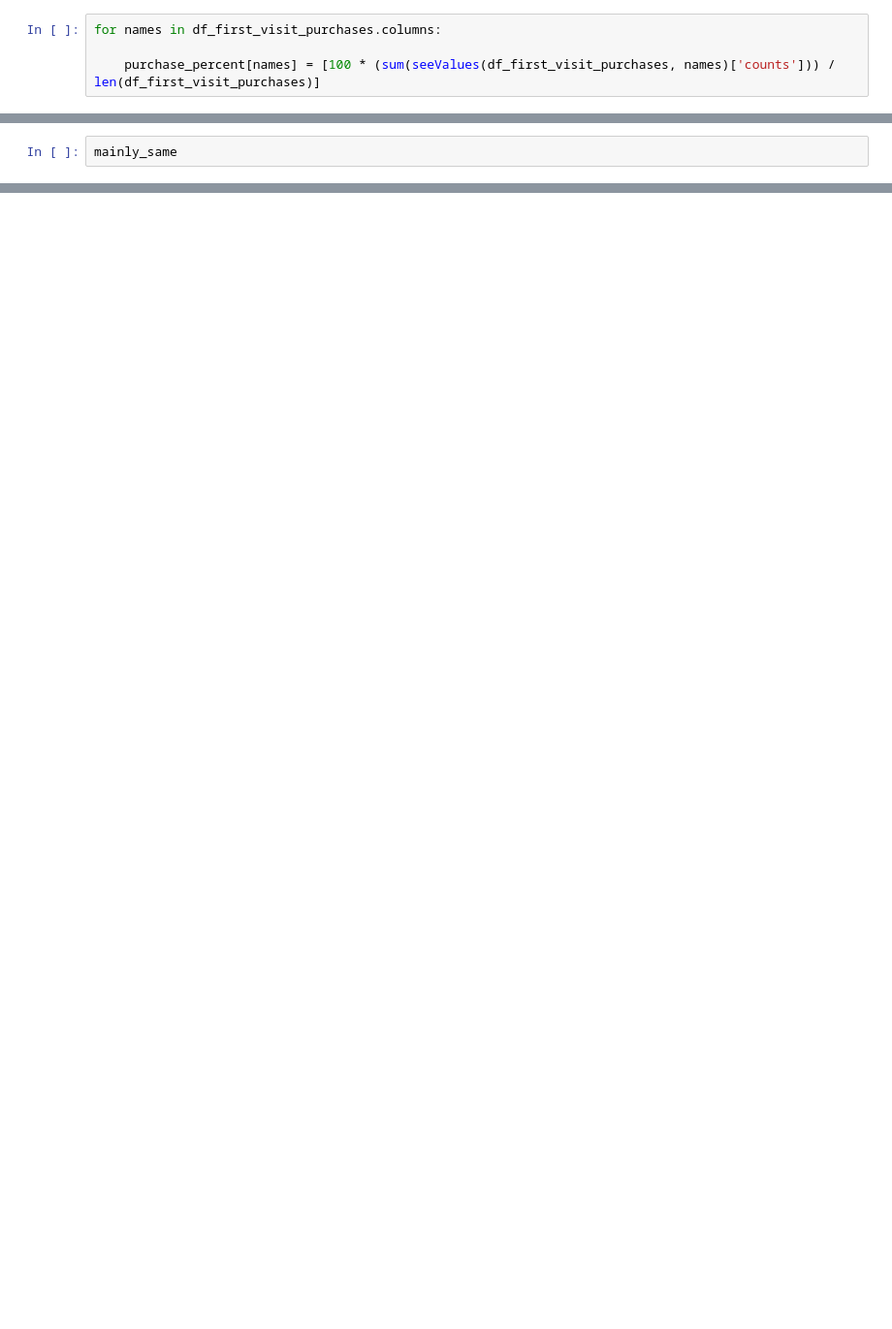
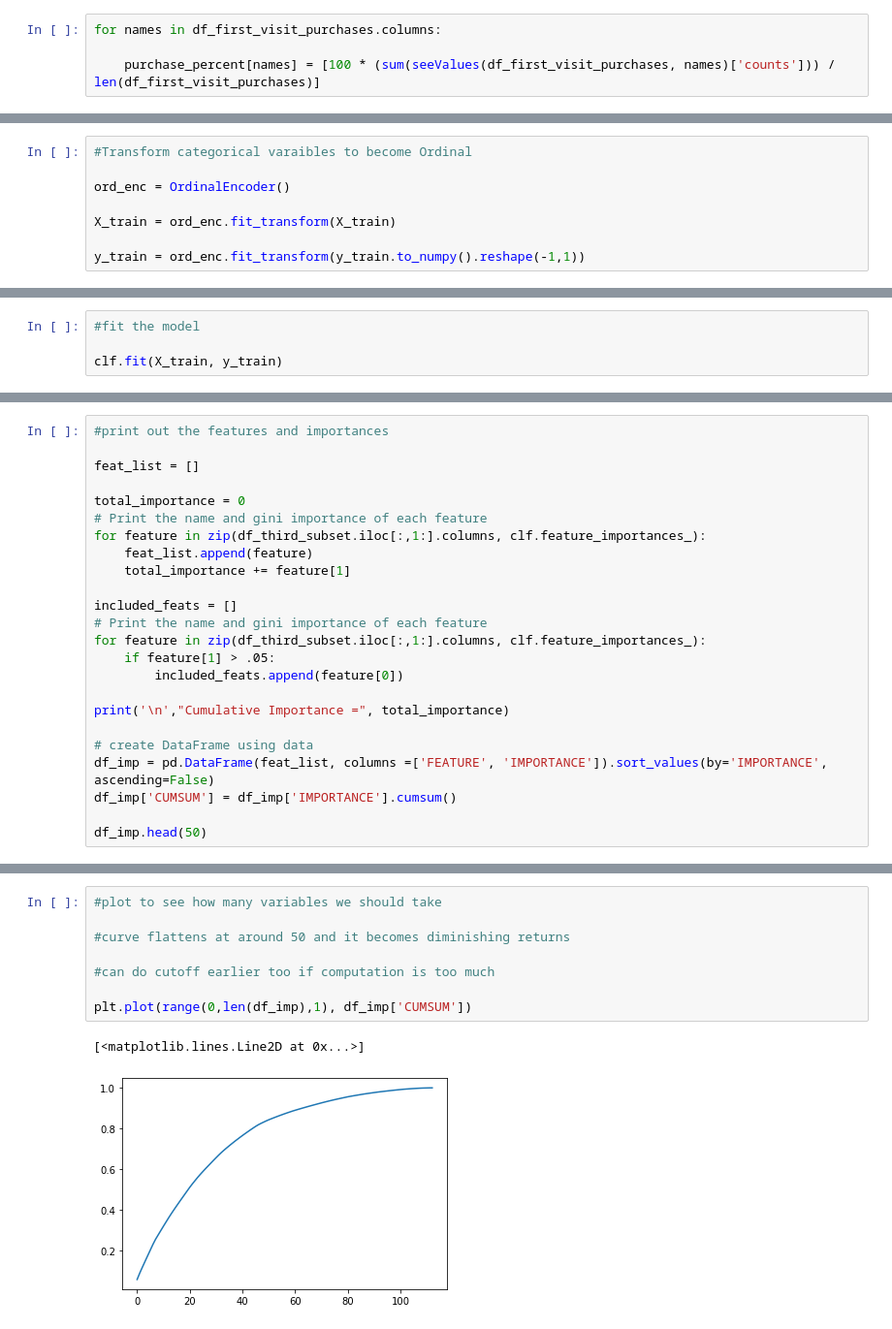
Before and after one commit to toriwang24/M148, a Jupyter notebook: feature_selection.ipynb, the cells around one changed output, grey strips where cells are left out. Shown: that part at 97% size. Saved outputs shown, nothing was run; the diff lists cells and outputs as text; blank space fills up the shorter version.

```diff
--- a/feature_selection.ipynb
+++ b/feature_selection.ipynb
@@ -309,2 +305,8 @@ for names in features:
 # %%
-mainly_same
+#Transform categorical varaibles to become Ordinal
+
+ord_enc = OrdinalEncoder()
+
+X_train = ord_enc.fit_transform(X_train)
+
+y_train = ord_enc.fit_transform(y_train.to_numpy().reshape(-1,1))
@@ -399,0 +313,4 @@ features
+# %%
+#fit the model
+
+clf.fit(X_train, y_train)
@@ -399,0 +341,24 @@ features
+# %%
+#print out the features and importances
+
+feat_list = []
+
+total_importance = 0
+# Print the name and gini importance of each feature
+for feature in zip(df_third_subset.iloc[:,1:].columns, clf.feature_importances_):
+    feat_list.append(feature)
+    total_importance += feature[1]
+
+included_feats = []
+# Print the name and gini importance of each feature
+for feature in zip(df_third_subset.iloc[:,1:].columns, clf.feature_importances_):
+    if feature[1] > .05:
+        included_feats.append(feature[0])
+
+print('\n',"Cumulative Importance =", total_importance)
+
+# create DataFrame using data
+df_imp = pd.DataFrame(feat_list, columns =['FEATURE', 'IMPORTANCE']).sort_values(by='IMPORTANCE', ascending=False)
+df_imp['CUMSUM'] = df_imp['IMPORTANCE'].cumsum()
+
+df_imp.head(50)
@@ -399,0 +384,11 @@ features
+# %%
+#plot to see how many variables we should take
+
+#curve flattens at around 50 and it becomes diminishing returns
+
+#can do cutoff earlier too if computation is too much
+
+plt.plot(range(0,len(df_imp),1), df_imp['CUMSUM'])
+# %% [output]
+[<matplotlib.lines.Line2D at 0x...>]
+[figure, added]
```
Also changed, not shown: parts of 58 cells of this notebook.
